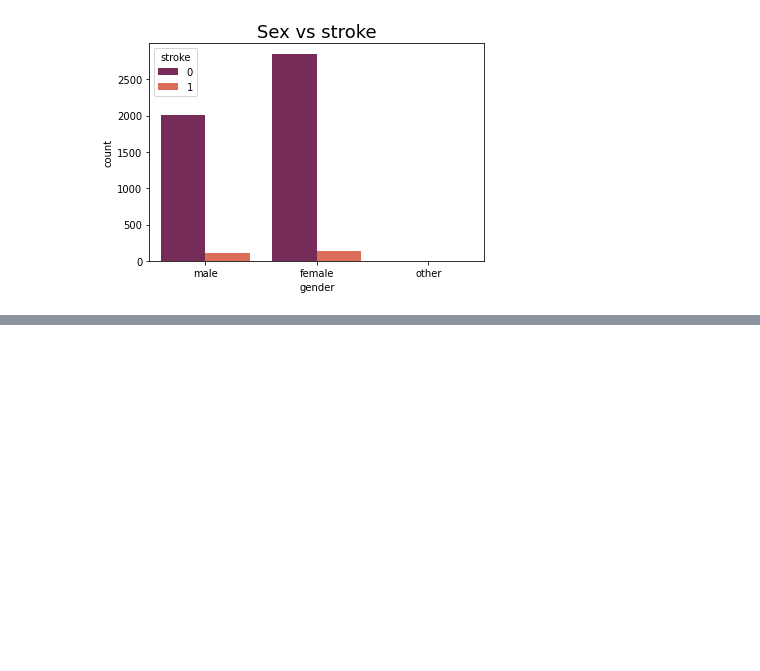
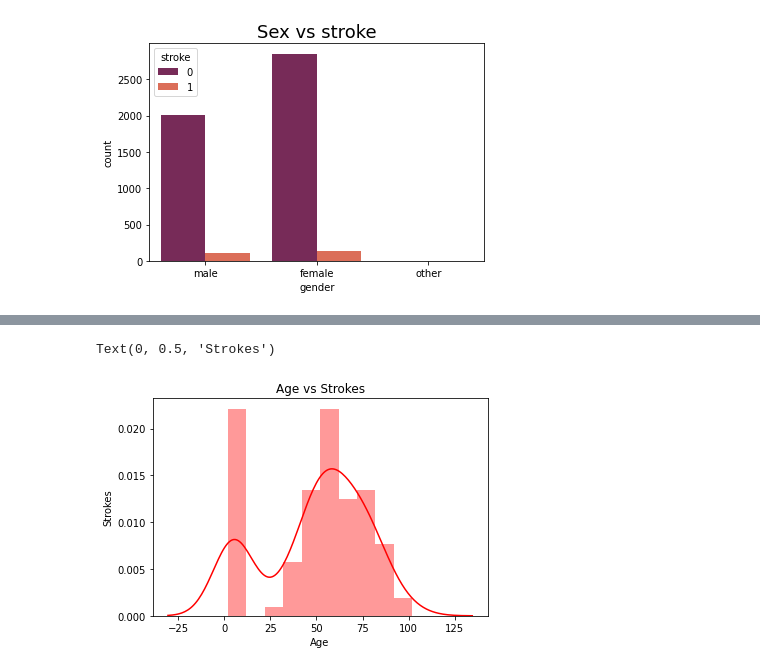
Before and after one commit to augasauruss/Python_mokymai, a Jupyter notebook: 1_paskaita.ipynb/Baigiamasis_darbas.ipynb, the cells around one changed output, grey strips where cells are left out. Drawn from its saved outputs; the diff is of its cells as text; code cells hidden in the pictures; blank space fills up the shorter version.

```diff
--- a/1_paskaita.ipynb/Baigiamasis_darbas.ipynb
+++ b/1_paskaita.ipynb/Baigiamasis_darbas.ipynb
@@ -159,0 +162,3 @@ plt.show()
+# %%
+ages_count = df.age.value_counts().sort_values(ascending=False)
+ages_count.iloc[:10]
@@ -159,0 +177,8 @@ plt.show()
+# %%
+sns.distplot(ages_count, bins = 10, color='r')
+plt.title("Age vs Strokes")
+plt.xlabel("Age")
+plt.ylabel("Strokes")
+# %% [output]
+Text(0, 0.5, 'Strokes')
+[figure, added]
```
Also changed, not shown: parts of 19 cells of this notebook.
